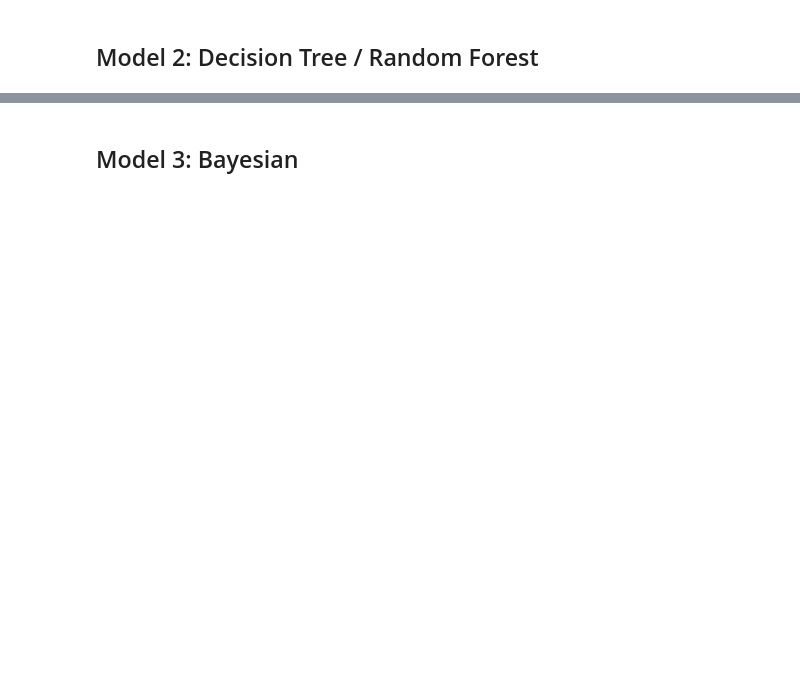
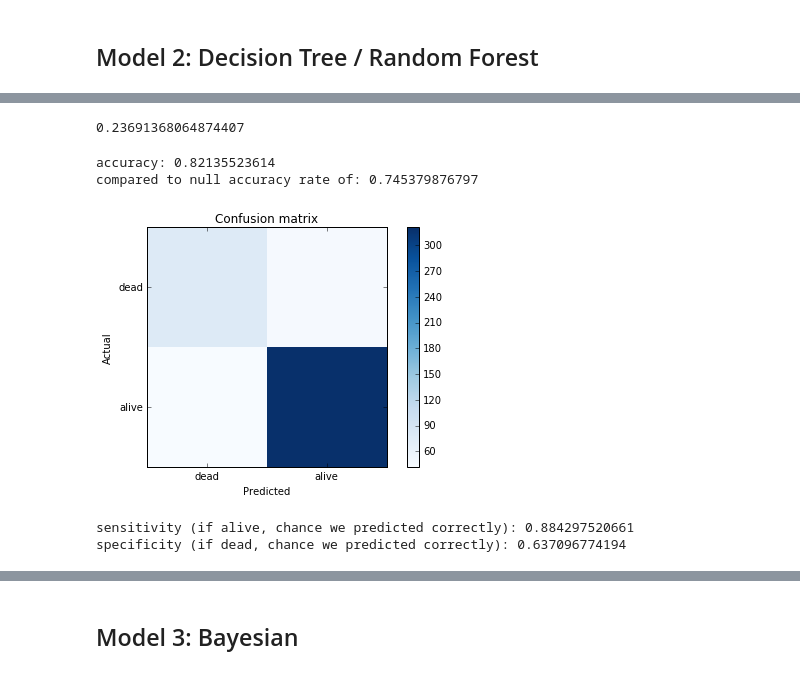
Before and after one commit to megano/storytelling, a Jupyter notebook: project/got_explore.ipynb, the cells around one changed output, grey strips where cells are left out. Cells and saved outputs as stored; diff of their text form; code cells hidden in the pictures; blank space fills up the shorter version.

```diff
--- a/project/got_explore.ipynb
+++ b/project/got_explore.ipynb
@@ -196,0 +321,5 @@ cross_val_score: 0.757565480609
+# %%
+# compute out of bag score
+rfreg.oob_score_
+# %% [output]
+0.23691368064874407
@@ -196,0 +339,28 @@ cross_val_score: 0.757565480609
+# %%
+print 'accuracy: %s' %metrics.accuracy_score(y_test, preds)
+print 'compared to null accuracy rate of: %s' %y_test.mean()
+cm = metrics.confusion_matrix(y_test, preds)
+plt.figure()
+plot_confusion_matrix(cm,['dead','alive'])
+
+sensitivity = 1.*cm[1,1]/sum(cm[1,:])
+print 'sensitivity (if alive, chance we predicted correctly): ' + str(sensitivity)
+
+specificity = 1.*cm[0,0]/sum(cm[0,:])
+print 'specificity (if dead, chance we predicted correctly): ' + str(specificity)
+
+# add to comparison dicts
+rfreg = RandomForestRegressor(n_estimators=n, max_features=8, random_state=1)
+cross_val_score(rfreg, X_important, y, cv=10, scoring='roc_auc').mean()
+
+model = 'random_forest'
+accuracy_comparison[model] = metrics.accuracy_score(y_test, preds)
+auc_comparison[model] = cross_val_score(rfreg, X_important, y, cv=10, scoring='roc_auc').mean()
+sensitivity_comparison[model] = sensitivity
+specificity_comparison[model] = specificity
+# %% [output]
+accuracy: 0.82135523614
+compared to null accuracy rate of: 0.745379876797
+[figure, added]
+sensitivity (if alive, chance we predicted correctly): 0.884297520661
+specificity (if dead, chance we predicted correctly): 0.637096774194
```
Also changed, not shown: parts of 29 cells of this notebook, 5 other files.
